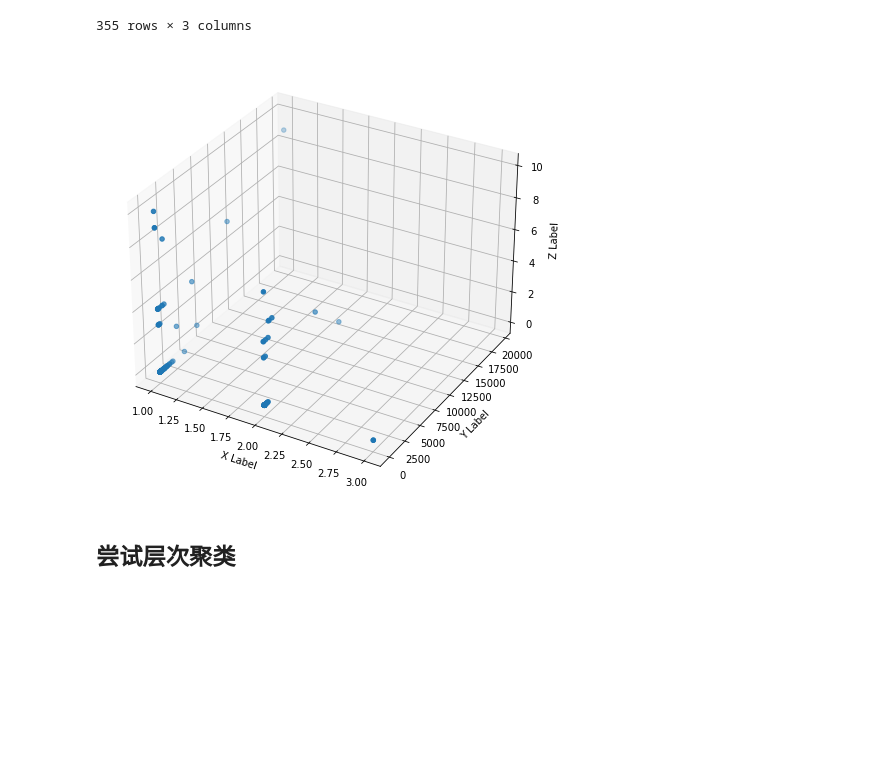
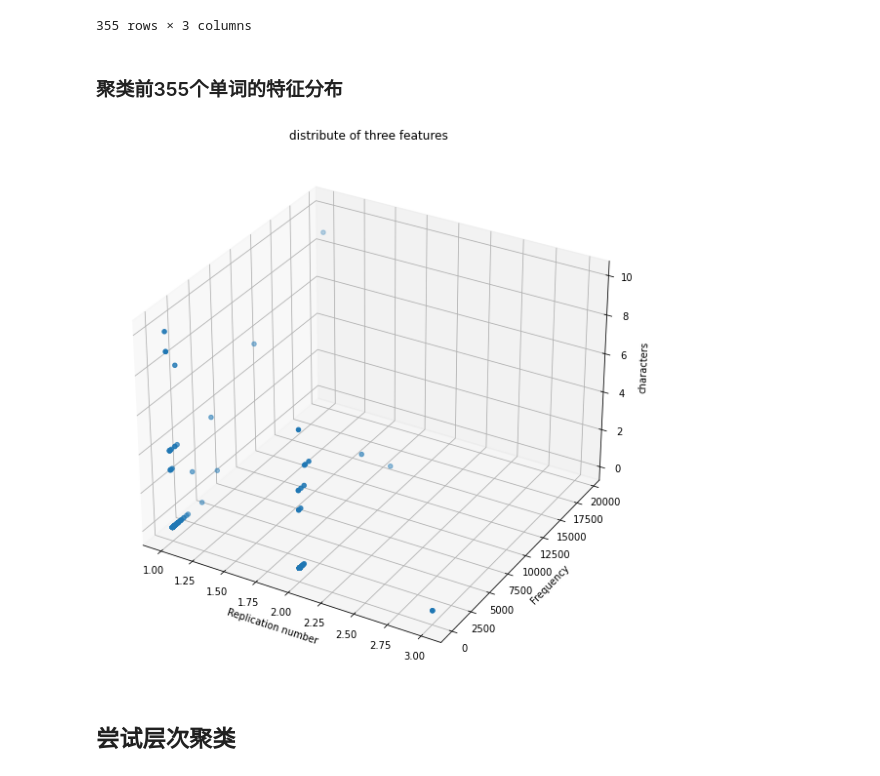
Before and after one commit to Xianyu39/MCMA2023, a Jupyter notebook: xk/code/clear.ipynb, the cells around one changed output. Saved outputs shown, nothing was run; the diff lists cells and outputs as text; code cells hidden in the pictures; blank space fills up the shorter version.

```diff
--- a/xk/code/clear.ipynb
+++ b/xk/code/clear.ipynb
@@ -471,26 +488,27 @@ X
 import matplotlib.pyplot as plt
 from mpl_toolkits.mplot3d import Axes3D
 import pandas as pd
+# %% [markdown]
+### 聚类前355个单词的特征分布
 # %%
 
-
-
 # 创建一个三维图形对象
-fig = plt.figure(figsize=(20,8))
+fig = plt.figure(figsize=(30,10))
 ax = fig.add_subplot(111, projection='3d')
 
 # 绘制散点图
 ax.scatter(X['Replication number'], X['Frequency'], X['characters'])
 
 # 设置坐标轴标签
-ax.set_xlabel('X Label')
-ax.set_ylabel('Y Label')
-ax.set_zlabel('Z Label')
+ax.set_xlabel('Replication number')
+ax.set_ylabel('Frequency')
+ax.set_zlabel('characters')
+ax.set_title('distribute of three features')
 
 # 显示图形
 plt.show()
 # %% [output]
-[figure, old version]
+[figure, new version]
 # %%
 X=pd.DataFrame(X)
 # %% [markdown]
```
Also changed, not shown: parts of 9 cells of this notebook, 2 other files.
